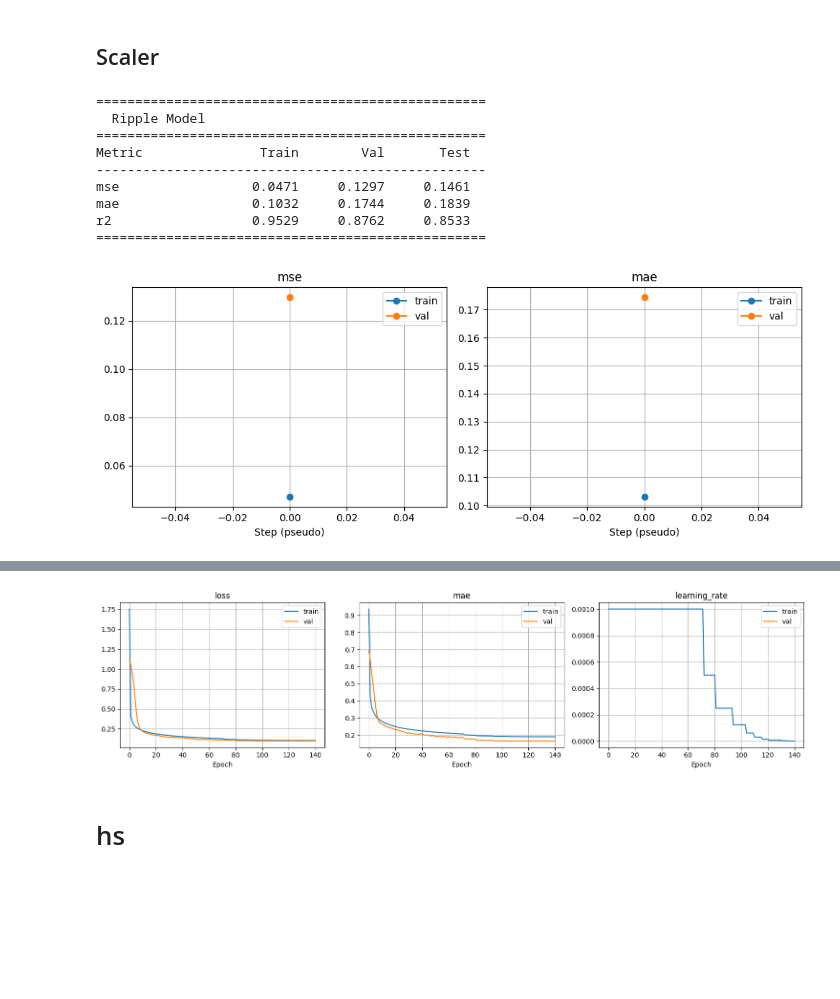
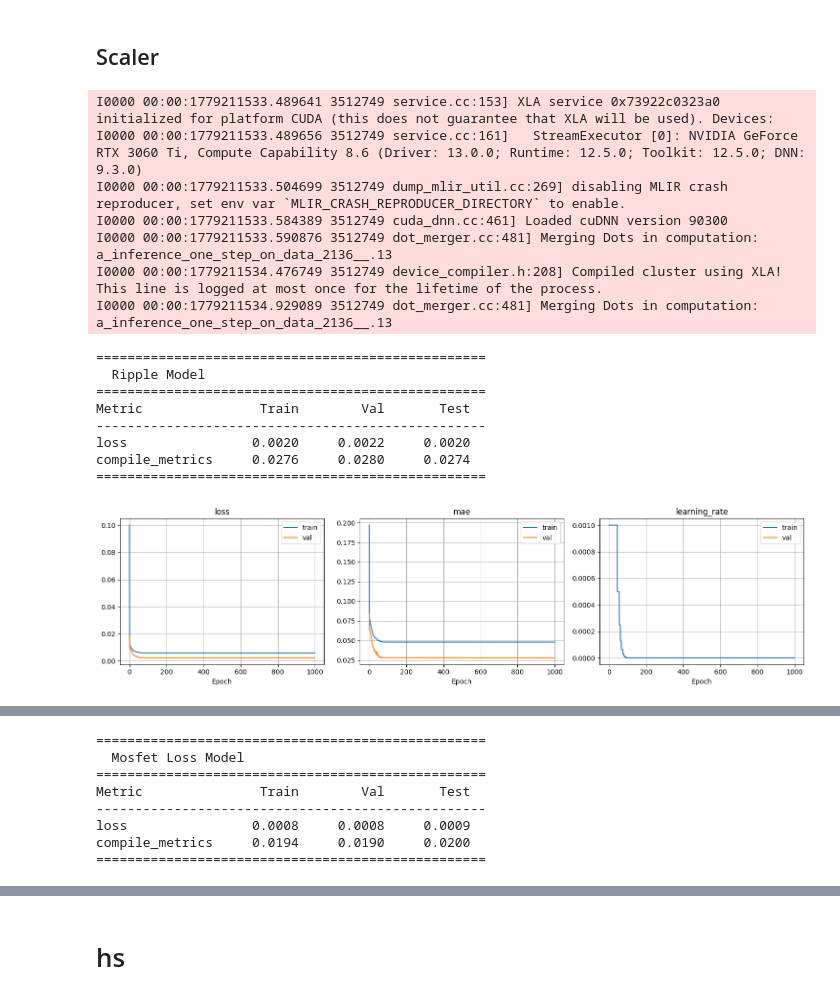
Before and after one commit to ziguin0925/plecs_python_auto, a Jupyter notebook: AImodel/sepic_test/inner_loop_test.ipynb, the cells around one changed output, grey strips where cells are left out. Cells and saved outputs as stored; diff of their text form; code cells hidden in the pictures; blank space fills up the shorter version.

Commit message:
variable ai model and visualization

```diff
--- a/AImodel/sepic_test/inner_loop_test.ipynb
+++ b/AImodel/sepic_test/inner_loop_test.ipynb
@@ -24,5 +40,5 @@ I0000 00:00:1777201455.144586    7471 gpu_device.cc:2022] Created device /job:lo
 # %%
 
-df = pd.read_csv('/home/pcsl/Documents/plecs/sepic/plecs_python_auto/out/sepic_data/inner_loop/ripple_results.csv')
+df = pd.read_csv('/home/pcsl/Documents/plecs/sepic/plecs_python_auto/out/sepic_data/inner_loop/result_file_sepic_no_under_cpp.csv')
 print(f"행 개수 :  {len(df)}")
 # %% [output]
@@ -72,85 +88,92 @@ X_train, X_val, X_test, x_scaler = mc.scale_data(
 #ripple
 y_ripple_train, y_ripple_val, y_ripple_test, y_ripple_scaler = mc.scale_data(
     y_ripple_train, y_ripple_val, y_ripple_test,
-    scaler = StandardScaler()
+    scaler = MinMaxScaler()
 )
 
 # mosfet loss
 y_mos_loss_train, y_mos_loss_val, y_mos_loss_test, y_mos_loss_scaler = mc.scale_data(
     y_mos_loss_train, y_mos_loss_val, y_mos_loss_test,
-    scaler = StandardScaler()
+    scaler = MinMaxScaler()
 )
 
 # diode loss
 y_dio_loss_train, y_dio_loss_val, y_dio_loss_test, y_dio_loss_scaler = mc.scale_data(
     y_dio_loss_train, y_dio_loss_val, y_dio_loss_test,
-    scaler = StandardScaler()
+    scaler = MinMaxScaler()
 )
 
-# leakage current rms
-y_leakage_train, y_leakage_val, y_leakage_test, y_leakage_scaler =  mc.scale_data(
-    y_leakage_train, y_leakage_val, y_leakage_test,
-    scaler = StandardScaler()
-)
+# # leakage current rms
+# y_leakage_train, y_leakage_val, y_leakage_test, y_leakage_scaler =  mc.scale_data(
+#     y_leakage_train, y_leakage_val, y_leakage_test,
+#     scaler = StandardScaler()
+# )
 
 # ESR loss
 y_ESR_loss_train, y_ESR_loss_val, y_ESR_loss_test, y_ESR_loss_scaler = mc.scale_data(
     y_ESR_loss_train, y_ESR_loss_val, y_ESR_loss_test,
-    scaler = StandardScaler()
+    scaler = MinMaxScaler()
 )
 # %%
 
-history_ripple = mc.train_and_evaluate_sklearn(
+history_ripple = mc.train_and_evaluate(
     model_ripple,
     X_train, y_ripple_train,
     X_val,   y_ripple_val,
     X_test,  y_ripple_test,
     model_name='Ripple Model',
+    epochs=1000, batch_size=16
 )
 
 history_mosfet = mc.train_and_evaluate(
     model_mos_loss,
     X_train, y_mos_loss_train,
     X_val,   y_mos_loss_val,
     X_test,  y_mos_loss_test,
     model_name='Mosfet Loss Model',
-    epochs=1000, batch_size=100
+    epochs=1000, batch_size=16
 )
 
 history_diode = mc.train_and_evaluate(
     model_dio_loss,
     X_train, y_dio_loss_train,
     X_val,   y_dio_loss_val,
     X_test,  y_dio_loss_test,
     model_name='Diode Loss Model',
-    epochs=1000, batch_size=100
+    epochs=1000, batch_size=16
 )
 
-history_leakage = mc.train_and_evaluate(
-    model_leakage,
-    X_train, y_leakage_train,
-    X_val,   y_leakage_val,
-    X_test,  y_leakage_test,
-    model_name='Leakage Current Model',
-    epochs=1000, batch_size=100
-)
+# history_leakage = mc.train_and_evaluate(
+#     model_leakage,
+#     X_train, y_leakage_train,
+#     X_val,   y_leakage_val,
+#     X_test,  y_leakage_test,
+#     model_name='Leakage Current Model',
+#     epochs=1000, batch_size=100
+# )
 
 history_ESR = mc.train_and_evaluate(
     model_ESR_loss,
     X_train, y_ESR_loss_train,
     X_val,   y_ESR_loss_val,
     X_test,  y_ESR_loss_test,
     model_name='ESR Loss Model',
-    epochs=1000, batch_size=100
+    epochs=1000, batch_size=16
 )
 # %% [output]
-==================================================
-  Ripple Model
-==================================================
-Metric               Train        Val       Test
---------------------------------------------------
-mse                 0.0471     0.1297     0.1461
-mae                 0.1032     0.1744     0.1839
-r2                  0.9529     0.8762     0.8533
-==================================================
+I0000 00:00:1779211533.489641 3512749 service.cc:153] XLA service 0x73922c0323a0 initialized for platform CUDA (this does not guarantee that XLA will be used). Devices:
+I0000 00:00:1779211533.489656 3512749 service.cc:161]   StreamExecutor [0]: NVIDIA GeForce RTX 3060 Ti, Compute Capability 8.6 (Driver: 13.0.0; Runtime: 12.5.0; Toolkit: 12.5.0; DNN: 9.3.0)
+I0000 00:00:1779211533.504699 3512749 dump_mlir_util.cc:269] disabling MLIR crash reproducer, set env var `MLIR_CRASH_REPRODUCER_DIRECTORY` to enable.
+I0000 00:00:1779211533.584389 3512749 cuda_dnn.cc:461] Loaded cuDNN version 90300
+I0000 00:00:1779211533.590876 3512749 dot_merger.cc:481] Merging Dots in computation: a_inference_one_step_on_data_2136__.13
+I0000 00:00:1779211534.476749 3512749 device_compiler.h:208] Compiled cluster using XLA!  This line is logged at most once for the lifetime of the process.
+I0000 00:00:1779211534.929089 3512749 dot_merger.cc:481] Merging Dots in computation: a_inference_one_step_on_data_2136__.13
+==================================================
+  Ripple Model
+==================================================
+Metric               Train        Val       Test
+--------------------------------------------------
+loss                0.0020     0.0022     0.0020
+compile_metrics     0.0276     0.0280     0.0274
+==================================================
-[figure, old version]
+[figure, new version]
@@ -181,0 +182,8 @@ compile_metrics     0.2287     0.2382     0.2475
+==================================================
+  Mosfet Loss Model
+==================================================
+Metric               Train        Val       Test
+--------------------------------------------------
+loss                0.0008     0.0008     0.0009
+compile_metrics     0.0194     0.0190     0.0200
+==================================================
@@ -260,4 +213,3 @@ compile_metrics     0.1548     0.1649     0.1683
-[figure, removed]
 # %% [markdown]
 # hs
 # %%
```
Also changed, not shown: parts of 17 cells of this notebook, 26 other files.
